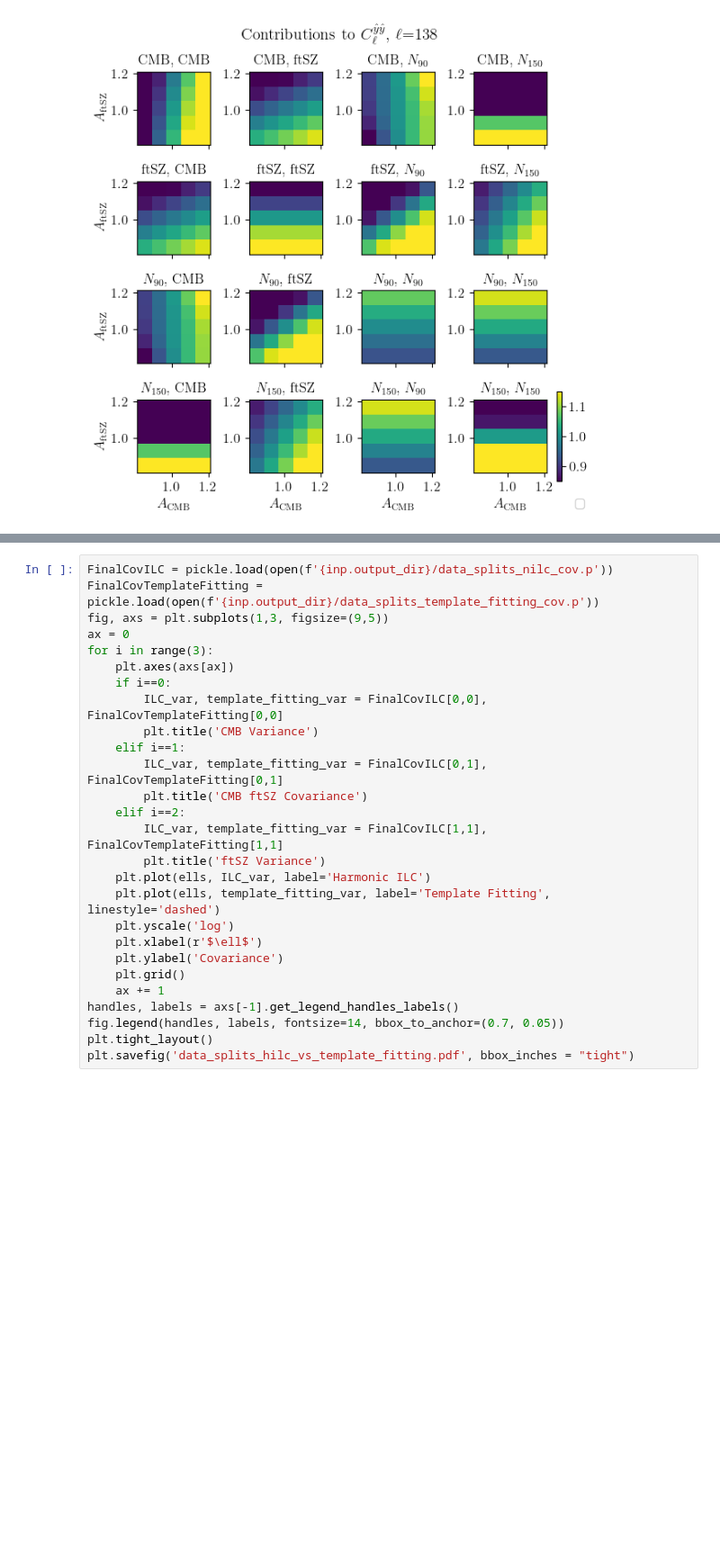
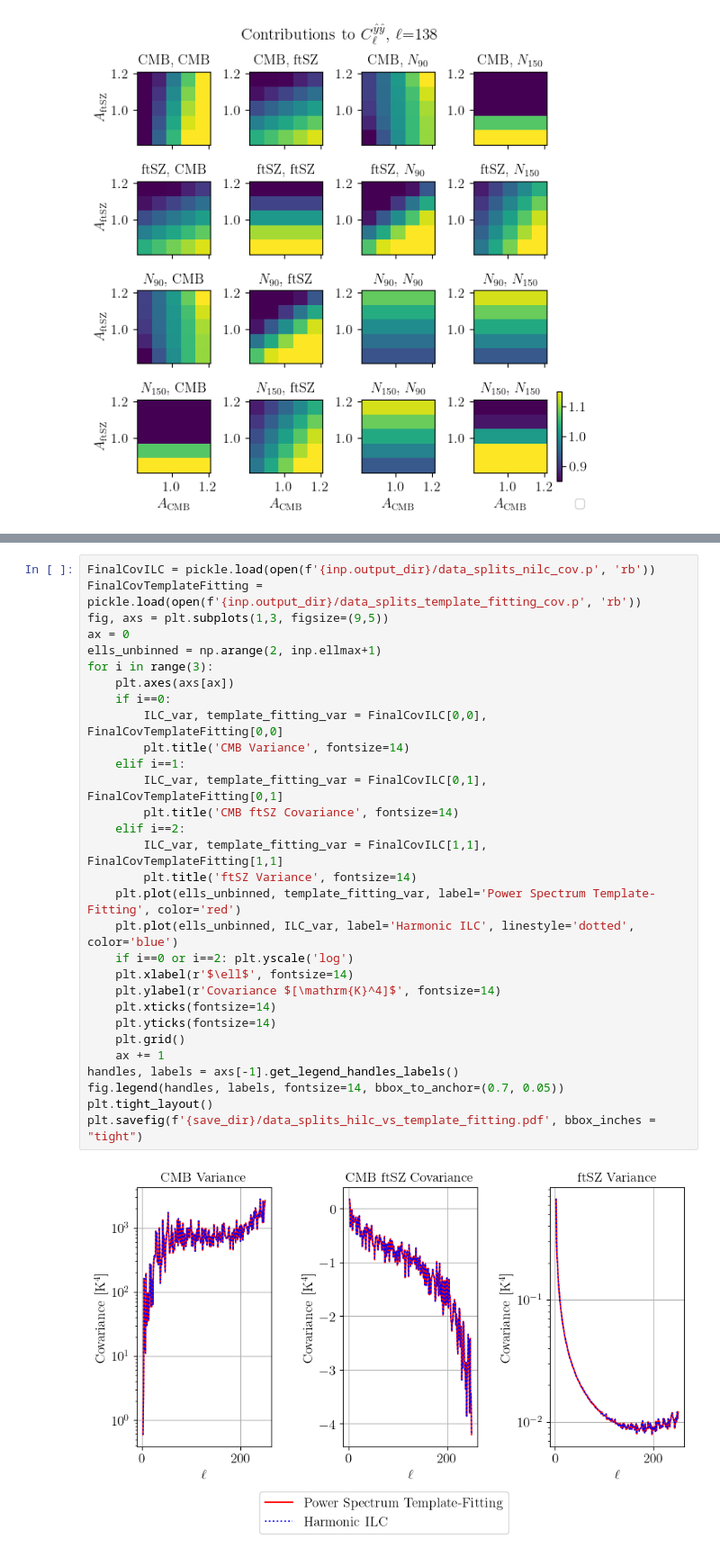
Before and after one commit to kmsurrao/NILC-Inference-Pipeline, a Jupyter notebook: notebooks/pipeline_plotting_examples.ipynb, the cells around one changed output, grey strips where cells are left out. Shown at 90% size. Saved outputs shown, nothing was run; the diff lists cells and outputs as text; blank space fills up the shorter version.

```diff
--- a/notebooks/pipeline_plotting_examples.ipynb
+++ b/notebooks/pipeline_plotting_examples.ipynb
@@ -824,27 +824,32 @@ saved pipeline_plots/scaling_Clyy.pdf
 # %%
-FinalCovILC = pickle.load(open(f'{inp.output_dir}/data_splits_nilc_cov.p'))
-FinalCovTemplateFitting = pickle.load(open(f'{inp.output_dir}/data_splits_template_fitting_cov.p'))
+FinalCovILC = pickle.load(open(f'{inp.output_dir}/data_splits_nilc_cov.p', 'rb'))
+FinalCovTemplateFitting = pickle.load(open(f'{inp.output_dir}/data_splits_template_fitting_cov.p', 'rb'))
 fig, axs = plt.subplots(1,3, figsize=(9,5))
 ax = 0
+ells_unbinned = np.arange(2, inp.ellmax+1)
 for i in range(3):
     plt.axes(axs[ax])
     if i==0:
         ILC_var, template_fitting_var = FinalCovILC[0,0], FinalCovTemplateFitting[0,0]
-        plt.title('CMB Variance')
+        plt.title('CMB Variance', fontsize=14)
     elif i==1:
         ILC_var, template_fitting_var = FinalCovILC[0,1], FinalCovTemplateFitting[0,1]
-        plt.title('CMB ftSZ Covariance')
+        plt.title('CMB ftSZ Covariance', fontsize=14)
     elif i==2:
         ILC_var, template_fitting_var = FinalCovILC[1,1], FinalCovTemplateFitting[1,1]
-        plt.title('ftSZ Variance')
-    plt.plot(ells, ILC_var, label='Harmonic ILC')
-    plt.plot(ells, template_fitting_var, label='Template Fitting', linestyle='dashed')
-    plt.yscale('log')
-    plt.xlabel(r'$\ell$')
-    plt.ylabel('Covariance')
+        plt.title('ftSZ Variance', fontsize=14)
+    plt.plot(ells_unbinned, template_fitting_var, label='Power Spectrum Template-Fitting', color='red')
+    plt.plot(ells_unbinned, ILC_var, label='Harmonic ILC', linestyle='dotted', color='blue')
+    if i==0 or i==2: plt.yscale('log')
+    plt.xlabel(r'$\ell$', fontsize=14)
+    plt.ylabel(r'Covariance $[\mathrm{K}^4]$', fontsize=14)
+    plt.xticks(fontsize=14)
+    plt.yticks(fontsize=14)
     plt.grid()
     ax += 1
 handles, labels = axs[-1].get_legend_handles_labels()
 fig.legend(handles, labels, fontsize=14, bbox_to_anchor=(0.7, 0.05))
 plt.tight_layout()
-plt.savefig('data_splits_hilc_vs_template_fitting.pdf', bbox_inches = "tight")
+plt.savefig(f'{save_dir}/data_splits_hilc_vs_template_fitting.pdf', bbox_inches = "tight")
+# %% [output]
+[figure, added]
```
Also changed, not shown: parts of 2 cells of this notebook, 16 other files.
